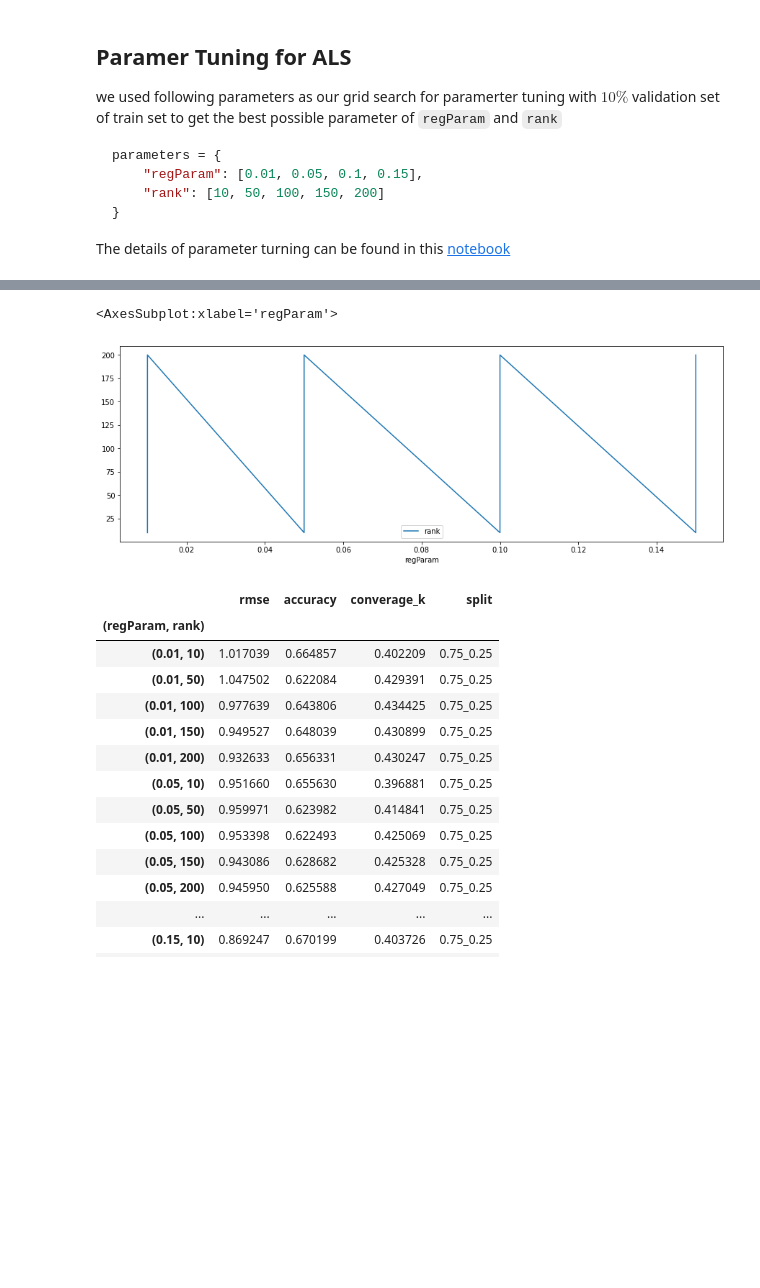
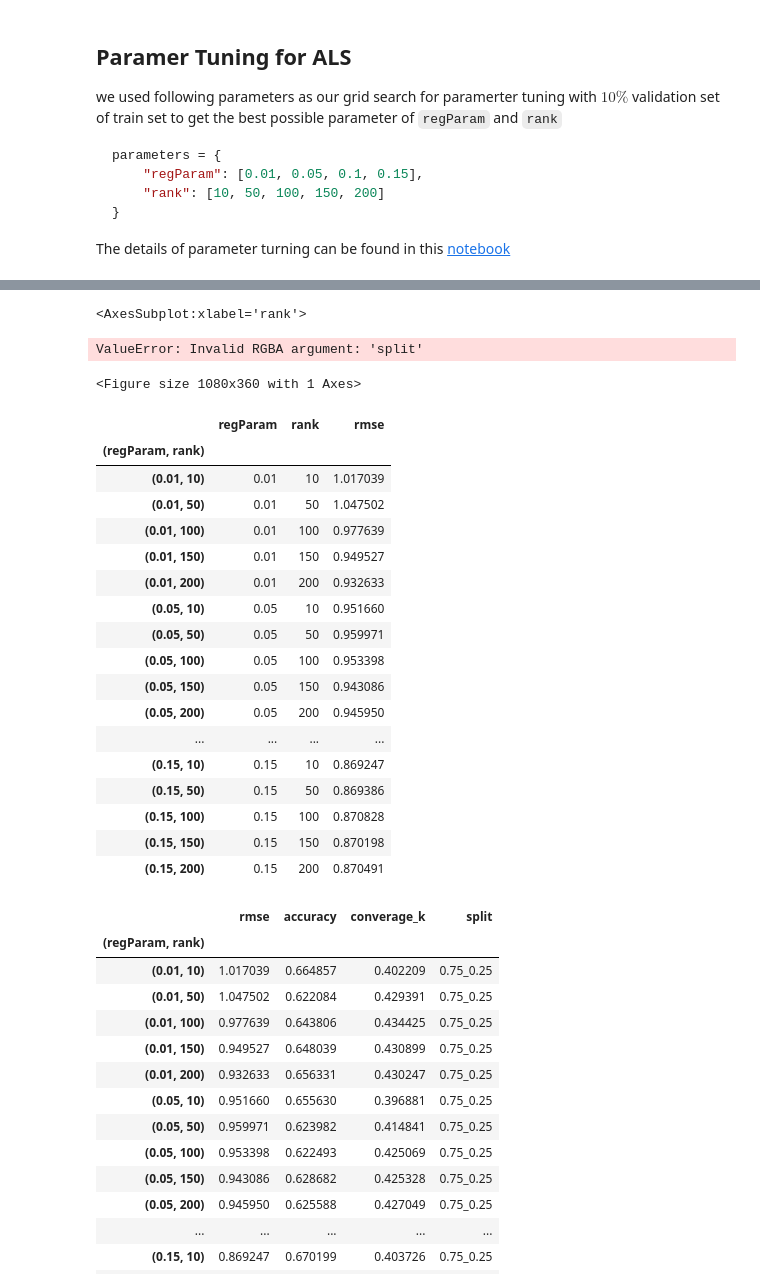
Before and after one commit to syeehyn/personalization-system, a Jupyter notebook: notebook/final_report.ipynb, the cells around one changed output, grey strips where cells are left out. Saved outputs shown, nothing was run; the diff lists cells and outputs as text; code cells hidden in the pictures; blank space fills up the shorter version.

```diff
--- a/notebook/final_report.ipynb
+++ b/notebook/final_report.ipynb
@@ -301,8 +362,30 @@ tuning_res
+# %%
+tuning_res[tuning_res.regParam == .01][['rank', 'rmse', 'split']].plot.line(x = 'rank', y='rmse', color = 'split')
+# %% [output]
+<AxesSubplot:xlabel='rank'>
+ValueError: Invalid RGBA argument: 'split'
+<Figure size 1080x360 with 1 Axes>
 # %%
-tuning_res[tuning_res.split == '0.75_0.25'][['regParam', 'rank', 'rmse']].plot.line(x = 'regParam', y = 'rank')
+tuning_res[tuning_res.split == '0.75_0.25'][['regParam', 'rank', 'rmse']]
 # %% [output]
-<AxesSubplot:xlabel='regParam'>
-[figure, removed]
+|  | regParam | rank | rmse |
+| (regParam, rank) |  |  |  |
+| (0.01, 10) | 0.01 | 10 | 1.017039 |
+| (0.01, 50) | 0.01 | 50 | 1.047502 |
+| (0.01, 100) | 0.01 | 100 | 0.977639 |
+| (0.01, 150) | 0.01 | 150 | 0.949527 |
+| (0.01, 200) | 0.01 | 200 | 0.932633 |
+| (0.05, 10) | 0.05 | 10 | 0.951660 |
+| (0.05, 50) | 0.05 | 50 | 0.959971 |
+| (0.05, 100) | 0.05 | 100 | 0.953398 |
+| (0.05, 150) | 0.05 | 150 | 0.943086 |
+| (0.05, 200) | 0.05 | 200 | 0.945950 |
+| ... | ... | ... | ... |
+| (0.15, 10) | 0.15 | 10 | 0.869247 |
+| (0.15, 50) | 0.15 | 50 | 0.869386 |
+| (0.15, 100) | 0.15 | 100 | 0.870828 |
+| (0.15, 150) | 0.15 | 150 | 0.870198 |
+| (0.15, 200) | 0.15 | 200 | 0.870491 |
 # %%
 tuning_res[tuning_res.split == '0.75_0.25'][['regParam', 'rank', 'rmse']].plot.line
 # %%
```
Also changed, not shown: parts of 2 cells of this notebook, 2 other files.
